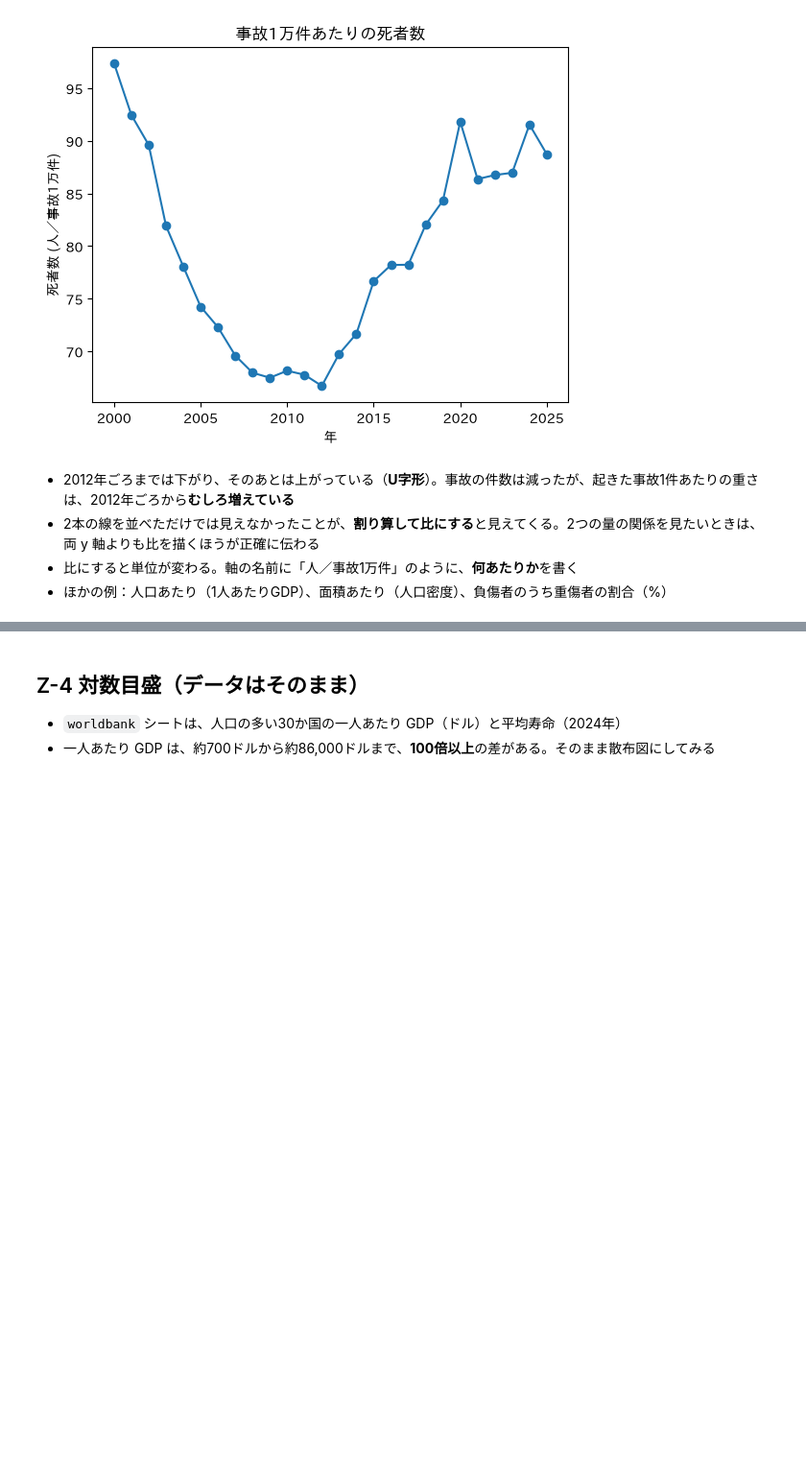
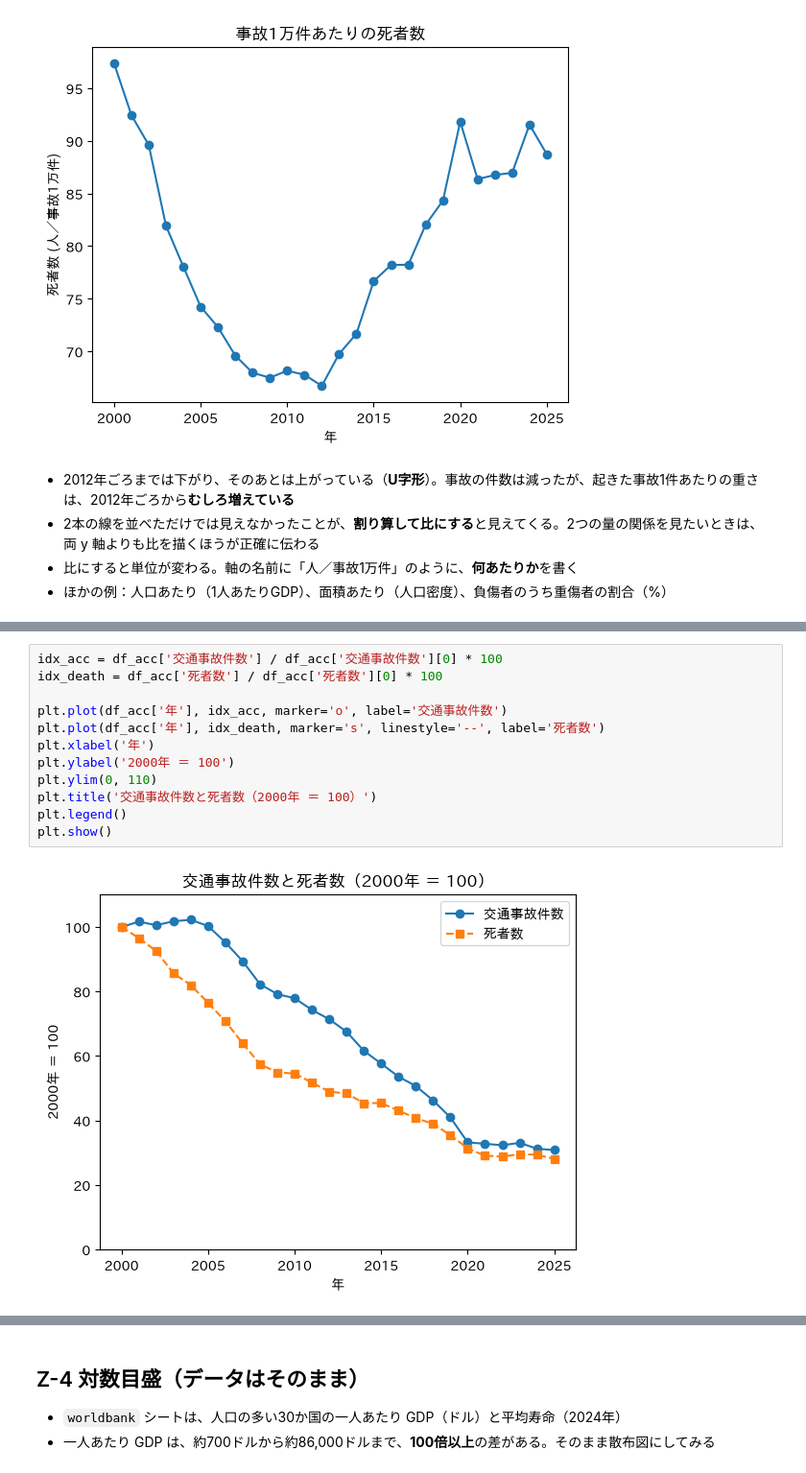
Before and after one commit to CreativeStudies-NGT/lectures, a Jupyter notebook: dsa/DSA2026_第８講_複合グラフ_注釈.ipynb, the cells around one changed output, grey strips where cells are left out. Shown at 96% size. Drawn from its saved outputs; the diff is of its cells as text; blank space fills up the shorter version.

```diff
--- a/dsa/DSA2026_第８講_複合グラフ_注釈.ipynb
+++ b/dsa/DSA2026_第８講_複合グラフ_注釈.ipynb
@@ -354,0 +361,14 @@ plt.show()
+# %%
+idx_acc = df_acc['交通事故件数'] / df_acc['交通事故件数'][0] * 100
+idx_death = df_acc['死者数'] / df_acc['死者数'][0] * 100
+
+plt.plot(df_acc['年'], idx_acc, marker='o', label='交通事故件数')
+plt.plot(df_acc['年'], idx_death, marker='s', linestyle='--', label='死者数')
+plt.xlabel('年')
+plt.ylabel('2000年 ＝ 100')
+plt.ylim(0, 110)
+plt.title('交通事故件数と死者数（2000年 ＝ 100）')
+plt.legend()
+plt.show()
+# %% [output]
+[figure, added]
```
Also changed, not shown: parts of 2 cells of this notebook.
